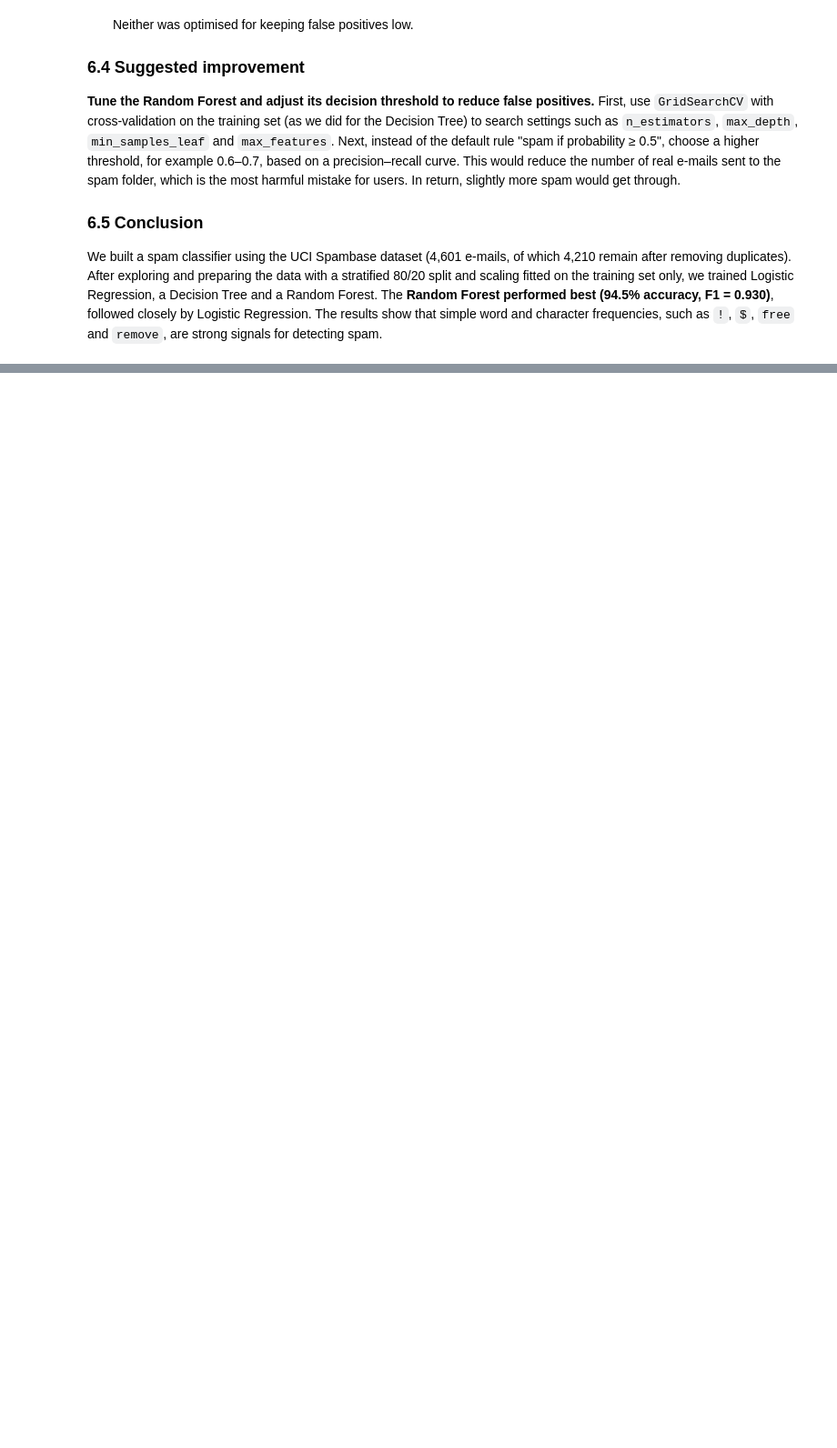
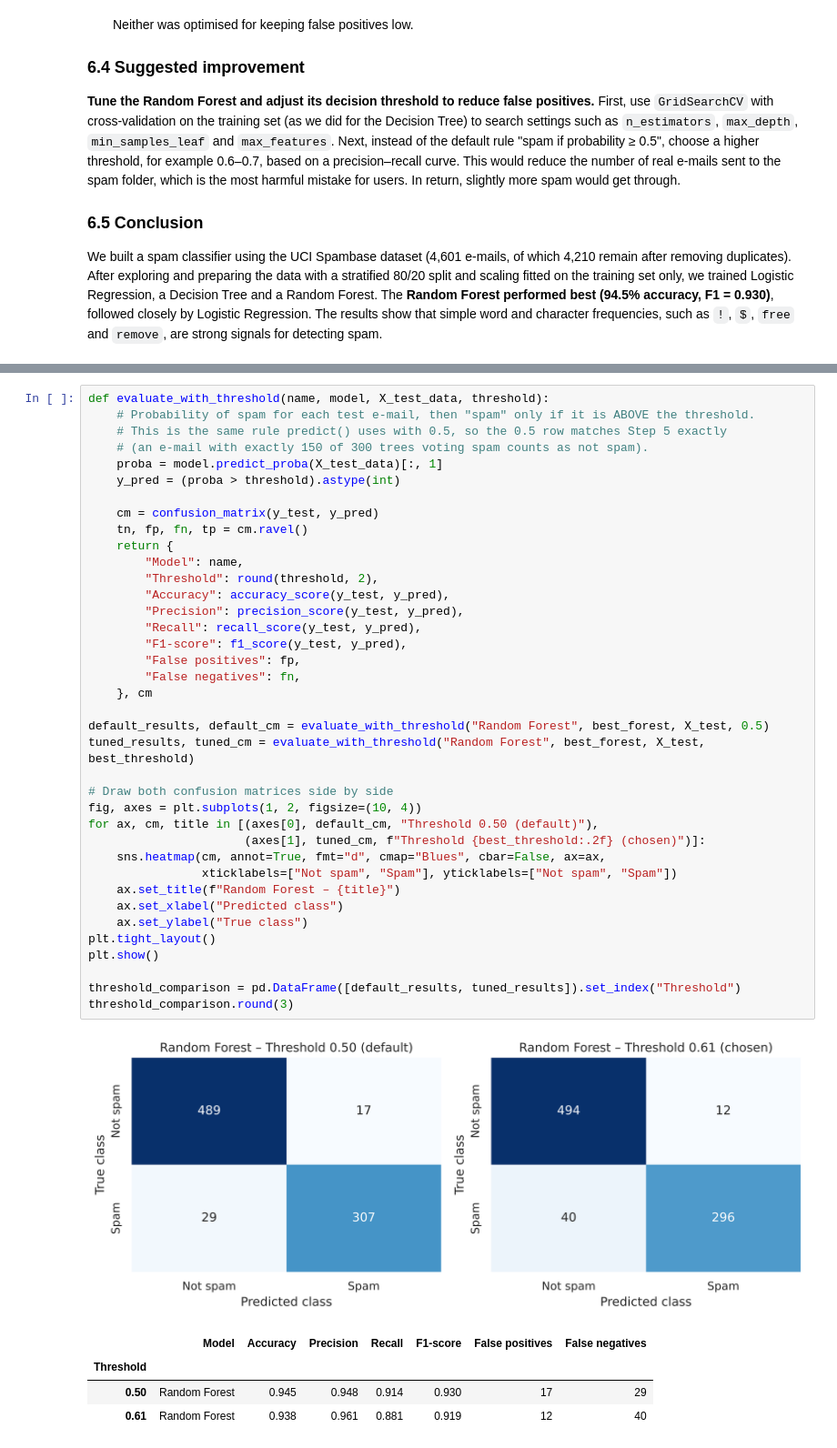
Before and after one commit to nora2164/Machine-Learning-project, a Jupyter notebook: Spambase_Classification.ipynb, the cells around one changed output, grey strips where cells are left out. Shown at 91% size. Drawn from its saved outputs; the diff is of its cells as text; blank space fills up the shorter version.

```diff
--- a/Spambase_Classification.ipynb
+++ b/Spambase_Classification.ipynb
@@ -900,0 +1020,44 @@ We built a spam classifier using the UCI Spambase dataset (4,601 e-mails, of whi
+# %%
+def evaluate_with_threshold(name, model, X_test_data, threshold):
+    # Probability of spam for each test e-mail, then "spam" only if it is ABOVE the threshold.
+    # This is the same rule predict() uses with 0.5, so the 0.5 row matches Step 5 exactly
+    # (an e-mail with exactly 150 of 300 trees voting spam counts as not spam).
+    proba = model.predict_proba(X_test_data)[:, 1]
+    y_pred = (proba > threshold).astype(int)
+
+    cm = confusion_matrix(y_test, y_pred)
+    tn, fp, fn, tp = cm.ravel()
+    return {
+        "Model": name,
+        "Threshold": round(threshold, 2),
+        "Accuracy": accuracy_score(y_test, y_pred),
+        "Precision": precision_score(y_test, y_pred),
+        "Recall": recall_score(y_test, y_pred),
+        "F1-score": f1_score(y_test, y_pred),
+        "False positives": fp,
+        "False negatives": fn,
+    }, cm
+
+default_results, default_cm = evaluate_with_threshold("Random Forest", best_forest, X_test, 0.5)
+tuned_results, tuned_cm = evaluate_with_threshold("Random Forest", best_forest, X_test, best_threshold)
+
+# Draw both confusion matrices side by side
+fig, axes = plt.subplots(1, 2, figsize=(10, 4))
+for ax, cm, title in [(axes[0], default_cm, "Threshold 0.50 (default)"),
+                      (axes[1], tuned_cm, f"Threshold {best_threshold:.2f} (chosen)")]:
+    sns.heatmap(cm, annot=True, fmt="d", cmap="Blues", cbar=False, ax=ax,
+                xticklabels=["Not spam", "Spam"], yticklabels=["Not spam", "Spam"])
+    ax.set_title(f"Random Forest – {title}")
+    ax.set_xlabel("Predicted class")
+    ax.set_ylabel("True class")
+plt.tight_layout()
+plt.show()
+
+threshold_comparison = pd.DataFrame([default_results, tuned_results]).set_index("Threshold")
+threshold_comparison.round(3)
+# %% [output]
+[figure, added]
+|  | Model | Accuracy | Precision | Recall | F1-score | False positives | False negatives |
+| Threshold |  |  |  |  |  |  |  |
+| 0.50 | Random Forest | 0.945 | 0.948 | 0.914 | 0.930 | 17 | 29 |
+| 0.61 | Random Forest | 0.938 | 0.961 | 0.881 | 0.919 | 12 | 40 |
```
Also changed, not shown: parts of 9 cells of this notebook, 4 other files.
